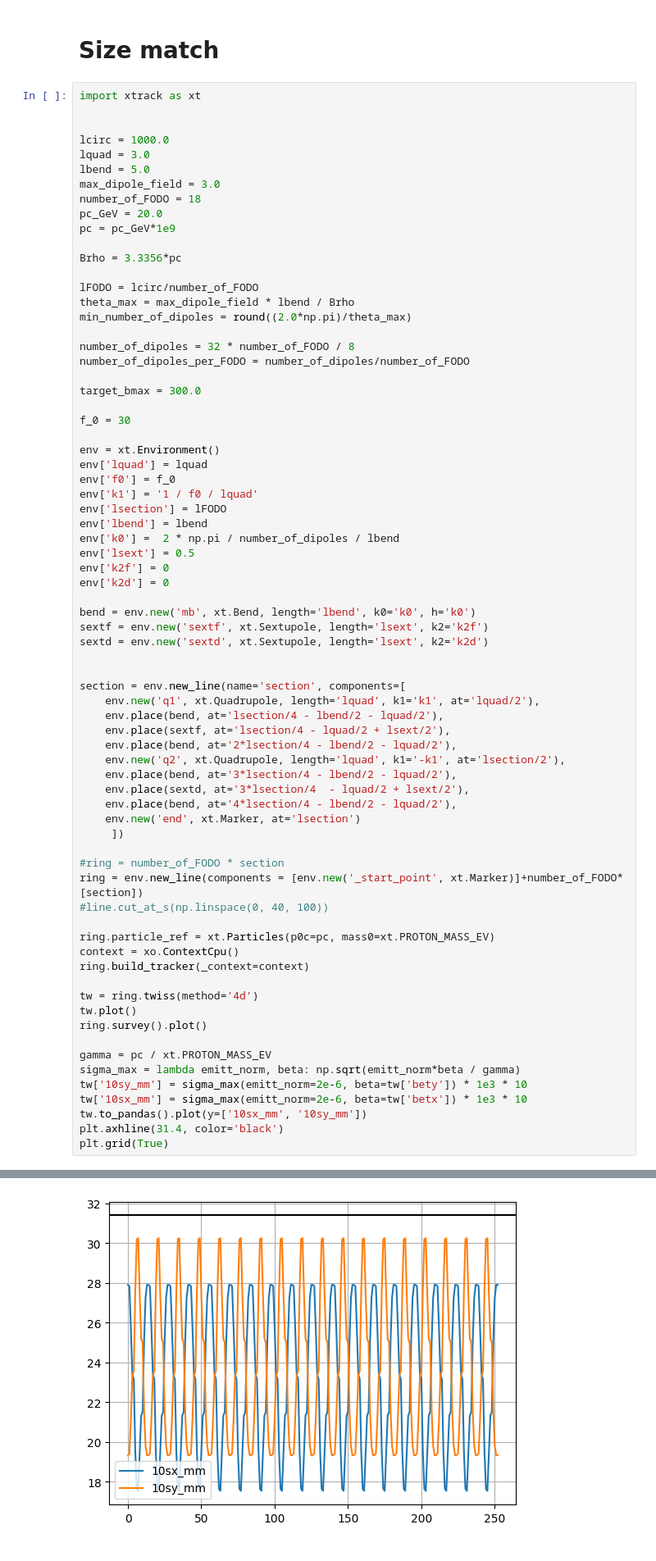
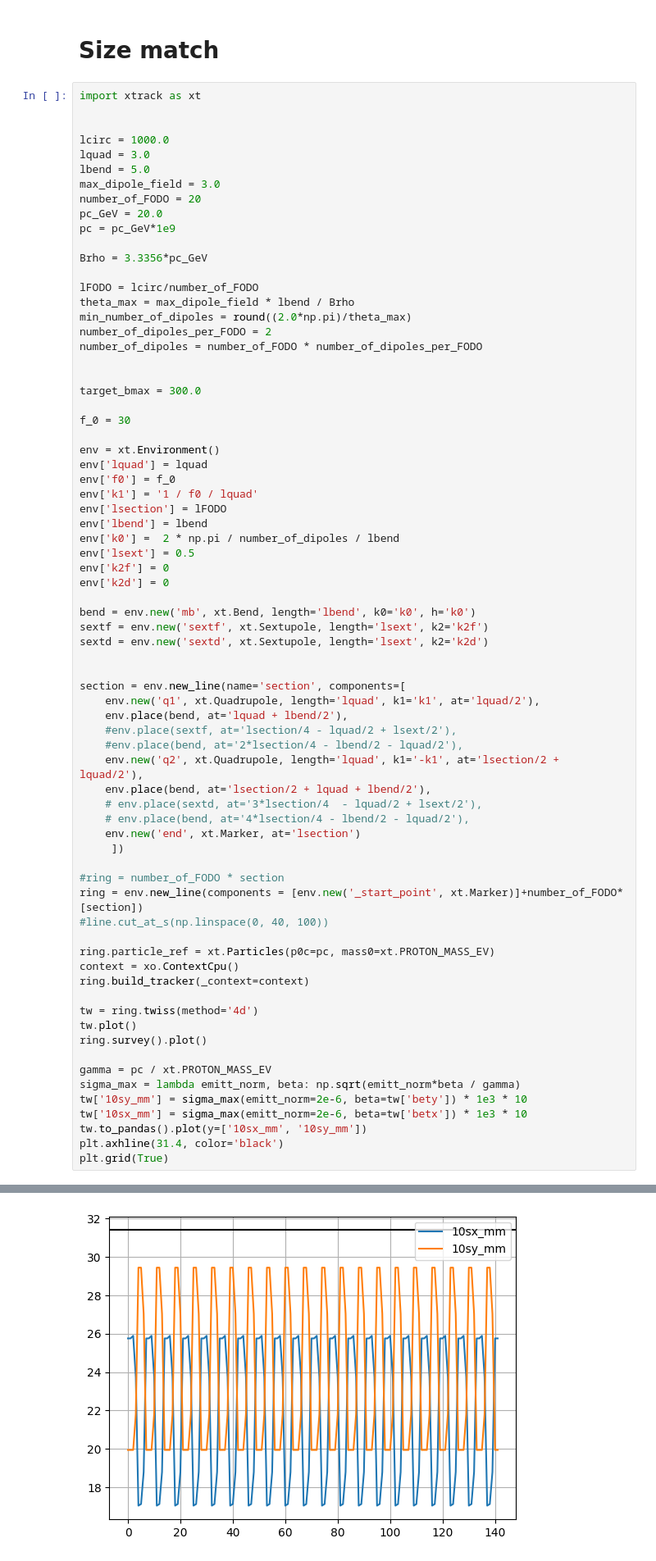
Before and after one commit to gornalexander/cas-beam-optics, a Jupyter notebook: line.ipynb, the cells around one changed output, grey strips where cells are left out. Shown at 82% size. Cells and saved outputs as stored; diff of their text form.

Commit message:
Update FODO cell

```diff
--- a/line.ipynb
+++ b/line.ipynb
@@ -62,18 +55,18 @@ lcirc = 1000.0
 lquad = 3.0
 lbend = 5.0
 max_dipole_field = 3.0
-number_of_FODO = 18
+number_of_FODO = 20
 pc_GeV = 20.0
 pc = pc_GeV*1e9
 
-Brho = 3.3356*pc
+Brho = 3.3356*pc_GeV
 
 lFODO = lcirc/number_of_FODO
 theta_max = max_dipole_field * lbend / Brho
 min_number_of_dipoles = round((2.0*np.pi)/theta_max)
+number_of_dipoles_per_FODO = 2
+number_of_dipoles = number_of_FODO * number_of_dipoles_per_FODO
 
-number_of_dipoles = 32 * number_of_FODO / 8
-number_of_dipoles_per_FODO = number_of_dipoles/number_of_FODO
 
 target_bmax = 300.0
 
@@ -97,13 +90,13 @@ sextd = env.new('sextd', xt.Sextupole, length='lsext', k2='k2d')
 
 section = env.new_line(name='section', components=[
     env.new('q1', xt.Quadrupole, length='lquad', k1='k1', at='lquad/2'),
-    env.place(bend, at='lsection/4 - lbend/2 - lquad/2'),
-    env.place(sextf, at='lsection/4 - lquad/2 + lsext/2'),
-    env.place(bend, at='2*lsection/4 - lbend/2 - lquad/2'),
-    env.new('q2', xt.Quadrupole, length='lquad', k1='-k1', at='lsection/2'),
-    env.place(bend, at='3*lsection/4 - lbend/2 - lquad/2'),
-    env.place(sextd, at='3*lsection/4  - lquad/2 + lsext/2'),
-    env.place(bend, at='4*lsection/4 - lbend/2 - lquad/2'),
+    env.place(bend, at='lquad + lbend/2'),
+    #env.place(sextf, at='lsection/4 - lquad/2 + lsext/2'),
+    #env.place(bend, at='2*lsection/4 - lbend/2 - lquad/2'),
+    env.new('q2', xt.Quadrupole, length='lquad', k1='-k1', at='lsection/2 + lquad/2'),
+    env.place(bend, at='lsection/2 + lquad + lbend/2'),
+    # env.place(sextd, at='3*lsection/4  - lquad/2 + lsext/2'),
+    # env.place(bend, at='4*lsection/4 - lbend/2 - lquad/2'),
     env.new('end', xt.Marker, at='lsection')
      ])
 
@@ -132 +125 @@ plt.grid(True)
-[figure, old version]
+[figure, new version]
```
Also changed, not shown: parts of 8 cells of this notebook.
